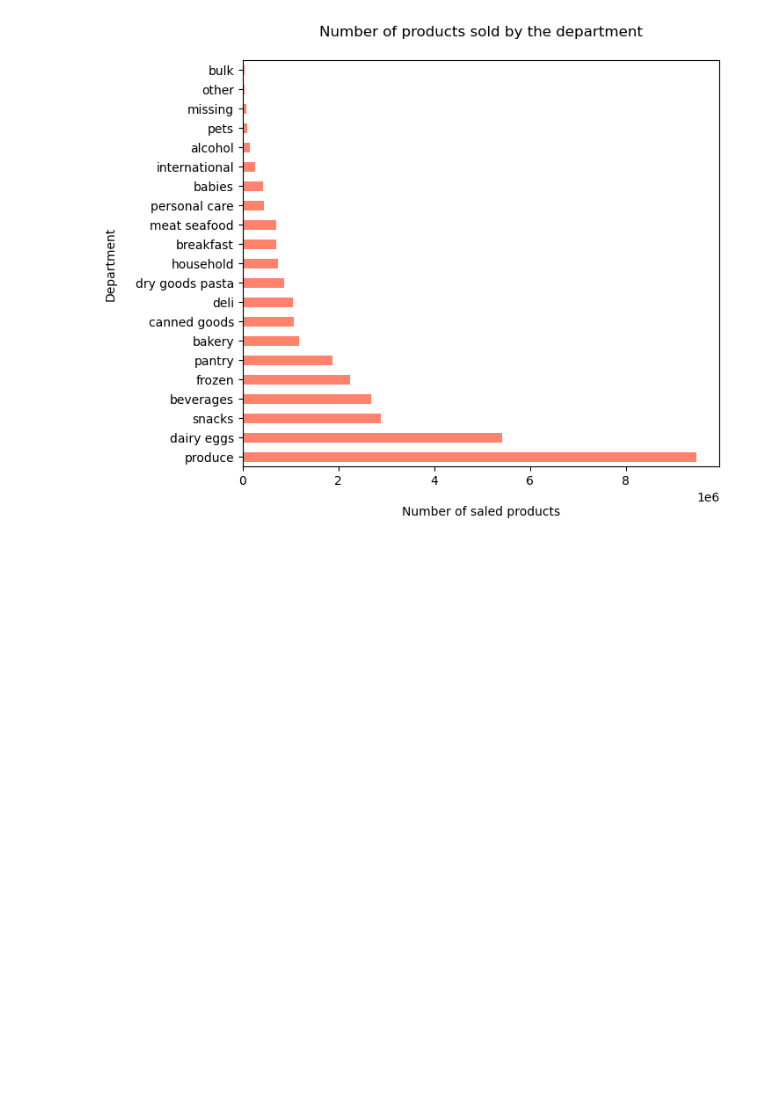
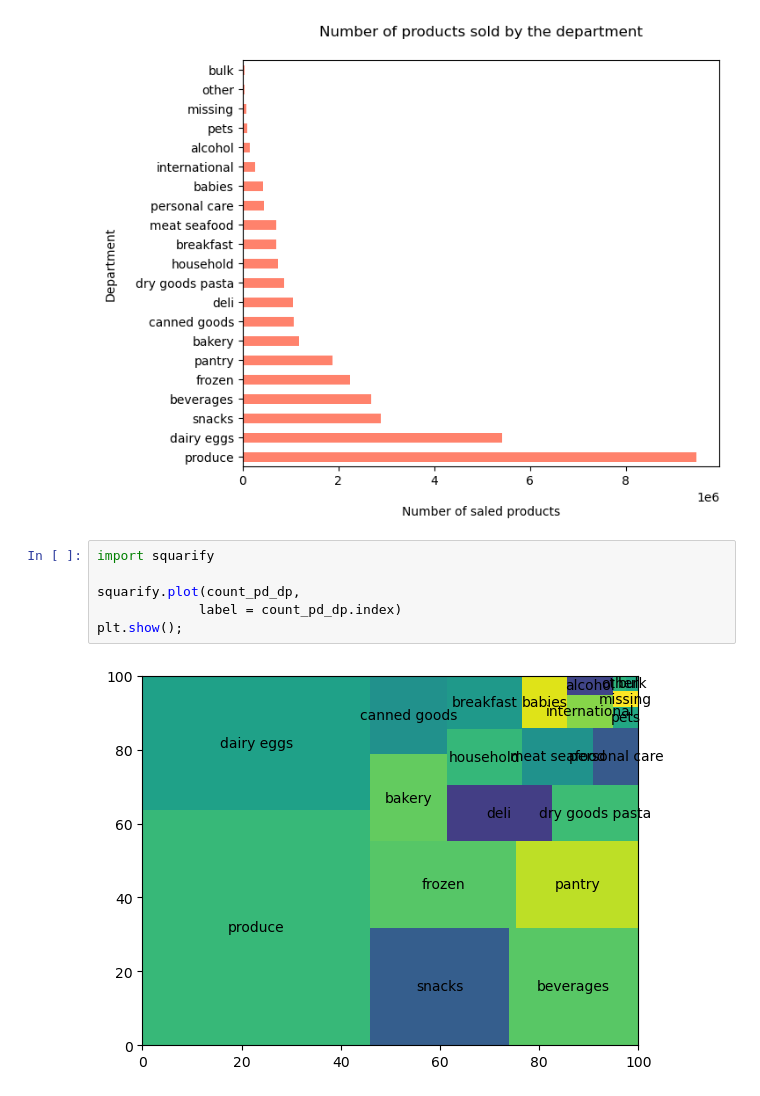
Before and after one commit to nguyenminhthuy/da-course-cybersoft, a Jupyter notebook: DA08_Wk8-2_NguyenMinhThuy.ipynb, the cells around one changed output. Drawn from its saved outputs; the diff is of its cells as text; blank space fills up the shorter version.

```diff
--- a/DA08_Wk8-2_NguyenMinhThuy.ipynb
+++ b/DA08_Wk8-2_NguyenMinhThuy.ipynb
@@ -219,3 +219,11 @@ plt.title('Number of products sold by the department', pad=20)
 plt.show;
 # %% [output]
 [figure]
+# %%
+import squarify
+
+squarify.plot(count_pd_dp,
+             label = count_pd_dp.index)
+plt.show();
+# %% [output]
+[figure, added]
```
